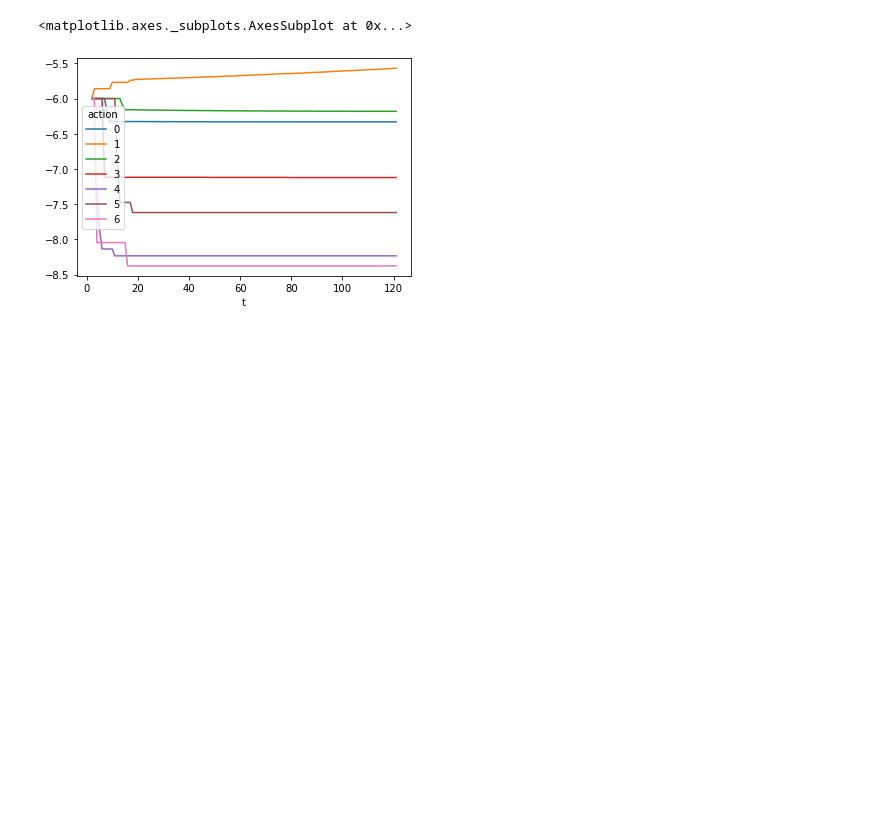
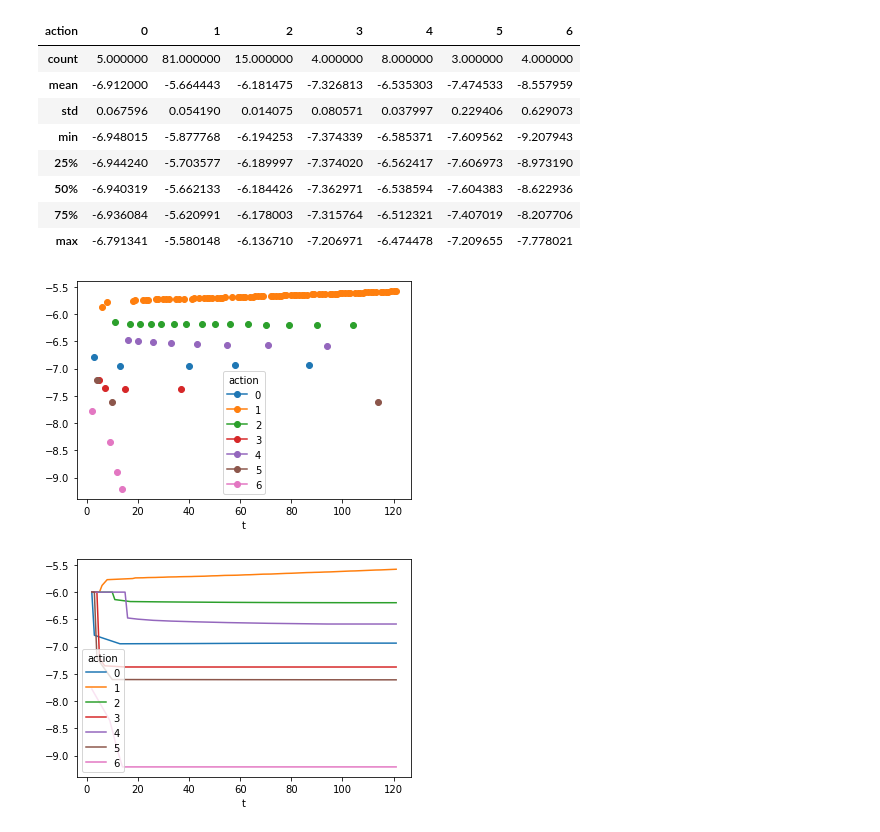
Before and after one commit to lukasgehrke/2022-CHI-neuroadaptive-haptics, a Jupyter notebook: neuro_haptics/aleks/log_analysis.ipynb, the cells around one changed output. Saved outputs shown, nothing was run; the diff lists cells and outputs as text; code cells hidden in the pictures; blank space fills up the shorter version.

```diff
--- a/neuro_haptics/aleks/log_analysis.ipynb
+++ b/neuro_haptics/aleks/log_analysis.ipynb
@@ -48,6 +47,23 @@ df_plot
 120 rows × 7 columns
 # %%
-df_plot.plot()
+df_plot.describe()
 # %% [output]
-<matplotlib.axes._subplots.AxesSubplot at 0x...>
-[figure, removed]
+| action | 0 | 1 | 2 | 3 | 4 | 5 | 6 |
+| count | 5.000000 | 81.000000 | 15.000000 | 4.000000 | 8.000000 | 3.000000 | 4.000000 |
+| mean | -6.912000 | -5.664443 | -6.181475 | -7.326813 | -6.535303 | -7.474533 | -8.557959 |
+| std | 0.067596 | 0.054190 | 0.014075 | 0.080571 | 0.037997 | 0.229406 | 0.629073 |
+| min | -6.948015 | -5.877768 | -6.194253 | -7.374339 | -6.585371 | -7.609562 | -9.207943 |
+| 25% | -6.944240 | -5.703577 | -6.189997 | -7.374020 | -6.562417 | -7.606973 | -8.973190 |
+| 50% | -6.940319 | -5.662133 | -6.184426 | -7.362971 | -6.538594 | -7.604383 | -8.622936 |
+| 75% | -6.936084 | -5.620991 | -6.178003 | -7.315764 | -6.512321 | -7.407019 | -8.207706 |
+| max | -6.791341 | -5.580148 | -6.136710 | -7.206971 | -6.474478 | -7.209655 | -7.778021 |
+# %%
+df_plot.plot(marker='o')
+df_plot = df_plot.interpolate()
+df_plot = df_plot.fillna(-6.0)
+df_plot.plot()
+
+plt.show()
+# %% [output]
+[figure, added]
+[figure, added]
```
Also changed, not shown: parts of 4 cells of this notebook, 7 other files.
